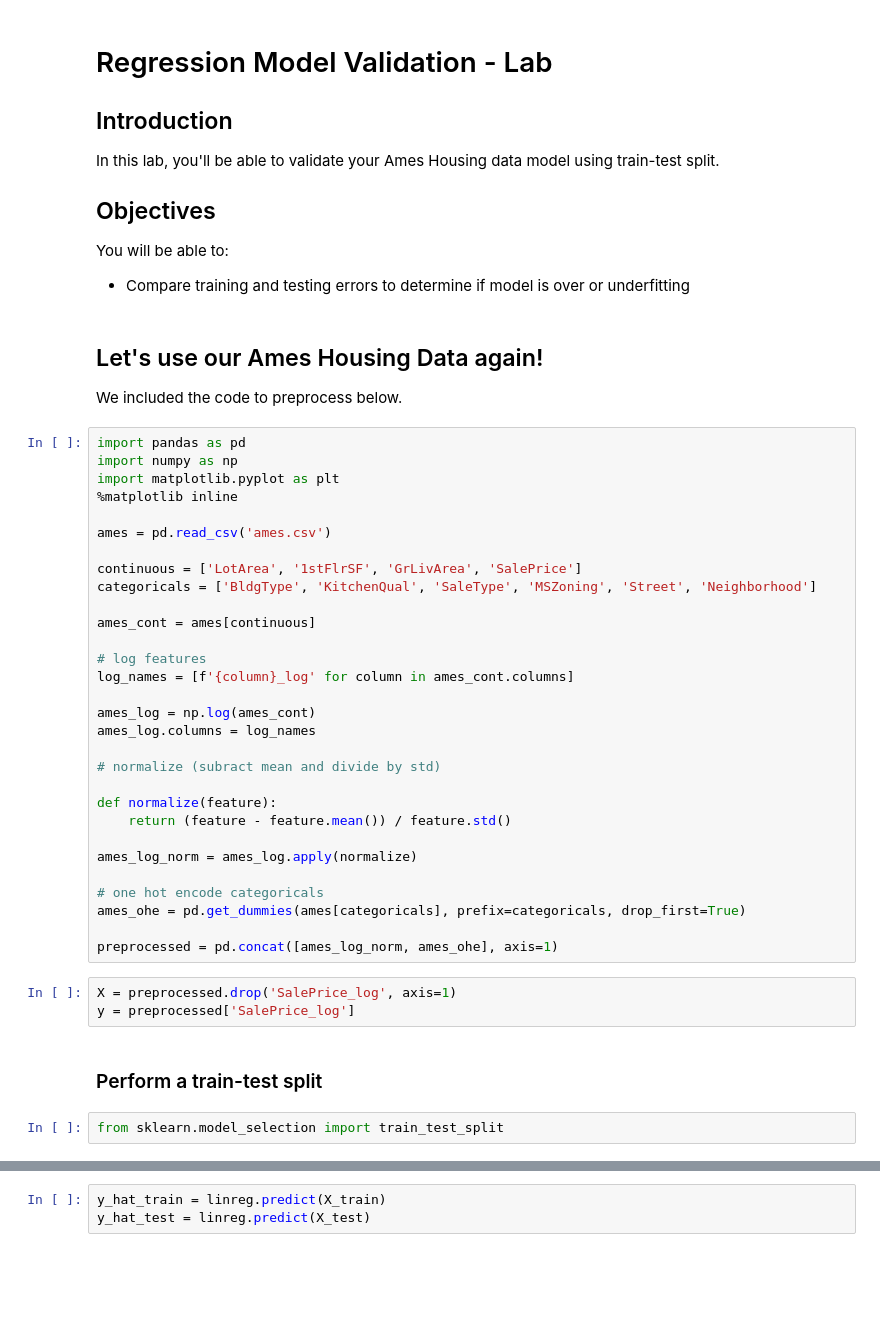
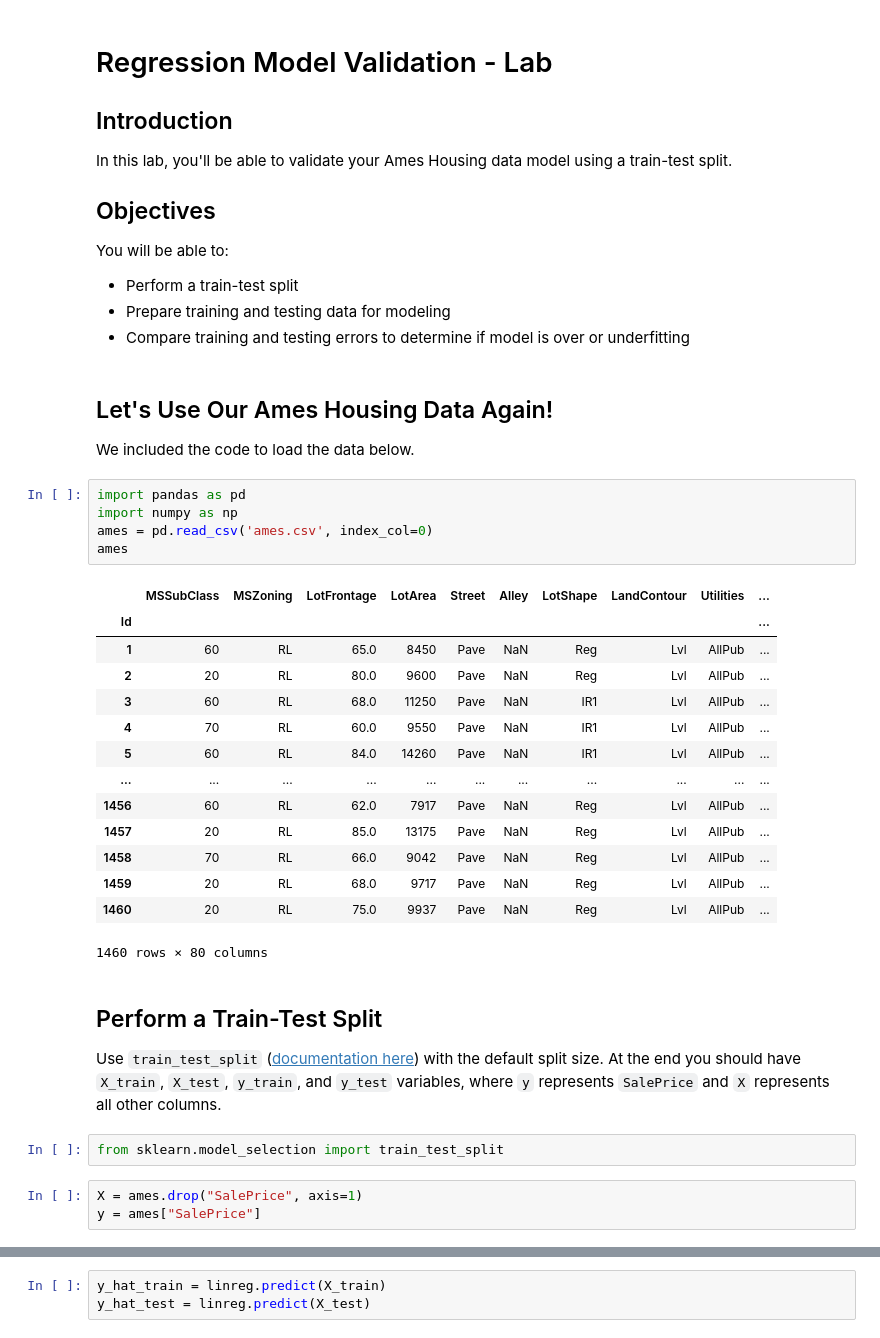
Before and after one commit to learn-co-curriculum/dsc-regression-model-validation-lab, a Jupyter notebook: index.ipynb, the cells around one changed output, grey strips where cells are left out. Cells and saved outputs as stored; diff of their text form; blank space fills up the shorter version.

```diff
--- a/index.ipynb
+++ b/index.ipynb
@@ -3,53 +3,46 @@
 
 ## Introduction
 
-In this lab, you'll be able to validate your Ames Housing data model using train-test split.
-
+In this lab, you'll be able to validate your Ames Housing data model using a train-test split.
 
 ## Objectives
 
 You will be able to:
 
-- Compare training and testing errors to determine if model is over or underfitting
+* Perform a train-test split
+* Prepare training and testing data for modeling
+* Compare training and testing errors to determine if model is over or underfitting
 # %% [markdown]
-## Let's use our Ames Housing Data again!
+## Let's Use Our Ames Housing Data Again!
 
-We included the code to preprocess below.
+We included the code to load the data below.
-# %%
-import pandas as pd
-import numpy as np
-import matplotlib.pyplot as plt
-%matplotlib inline
-
-ames = pd.read_csv('ames.csv')
-
-continuous = ['LotArea', '1stFlrSF', 'GrLivArea', 'SalePrice']
-categoricals = ['BldgType', 'KitchenQual', 'SaleType', 'MSZoning', 'Street', 'Neighborhood']
-
-ames_cont = ames[continuous]
-
-# log features
-log_names = [f'{column}_log' for column in ames_cont.columns]
-
-ames_log = np.log(ames_cont)
-ames_log.columns = log_names
-
-# normalize (subract mean and divide by std)
-
-def normalize(feature):
-    return (feature - feature.mean()) / feature.std()
-
-ames_log_norm = ames_log.apply(normalize)
-
-# one hot encode categoricals
-ames_ohe = pd.get_dummies(ames[categoricals], prefix=categoricals, drop_first=True)
-
-preprocessed = pd.concat([ames_log_norm, ames_ohe], axis=1)
-# %%
-X = preprocessed.drop('SalePrice_log', axis=1)
-y = preprocessed['SalePrice_log']
-# %% [markdown]
-### Perform a train-test split
+# %%
+import pandas as pd
+import numpy as np
+ames = pd.read_csv('ames.csv', index_col=0)
+ames
+# %% [output]
+|  | MSSubClass | MSZoning | LotFrontage | LotArea | Street | Alley | LotShape | LandContour | Utilities | ... |
+| Id |  |  |  |  |  |  |  |  |  | ... |
+| 1 | 60 | RL | 65.0 | 8450 | Pave | NaN | Reg | Lvl | AllPub | ... |
+| 2 | 20 | RL | 80.0 | 9600 | Pave | NaN | Reg | Lvl | AllPub | ... |
+| 3 | 60 | RL | 68.0 | 11250 | Pave | NaN | IR1 | Lvl | AllPub | ... |
+| 4 | 70 | RL | 60.0 | 9550 | Pave | NaN | IR1 | Lvl | AllPub | ... |
+| 5 | 60 | RL | 84.0 | 14260 | Pave | NaN | IR1 | Lvl | AllPub | ... |
+| ... | ... | ... | ... | ... | ... | ... | ... | ... | ... | ... |
+| 1456 | 60 | RL | 62.0 | 7917 | Pave | NaN | Reg | Lvl | AllPub | ... |
+| 1457 | 20 | RL | 85.0 | 13175 | Pave | NaN | Reg | Lvl | AllPub | ... |
+| 1458 | 70 | RL | 66.0 | 9042 | Pave | NaN | Reg | Lvl | AllPub | ... |
+| 1459 | 20 | RL | 68.0 | 9717 | Pave | NaN | Reg | Lvl | AllPub | ... |
+| 1460 | 20 | RL | 75.0 | 9937 | Pave | NaN | Reg | Lvl | AllPub | ... |
+1460 rows × 80 columns
+# %% [markdown]
+## Perform a Train-Test Split
+
+Use `train_test_split` ([documentation here](https://scikit-learn.org/stable/modules/generated/sklearn.model_selection.train_test_split.html)) with the default split size. At the end you should have `X_train`, `X_test`, `y_train`, and `y_test` variables, where `y` represents `SalePrice` and `X` represents all other columns.
 # %%
 from sklearn.model_selection import train_test_split
+# %%
+X = ames.drop("SalePrice", axis=1)
+y = ames["SalePrice"]
 # %%
```
Also changed, not shown: parts of 23 cells of this notebook, 5 other files.
